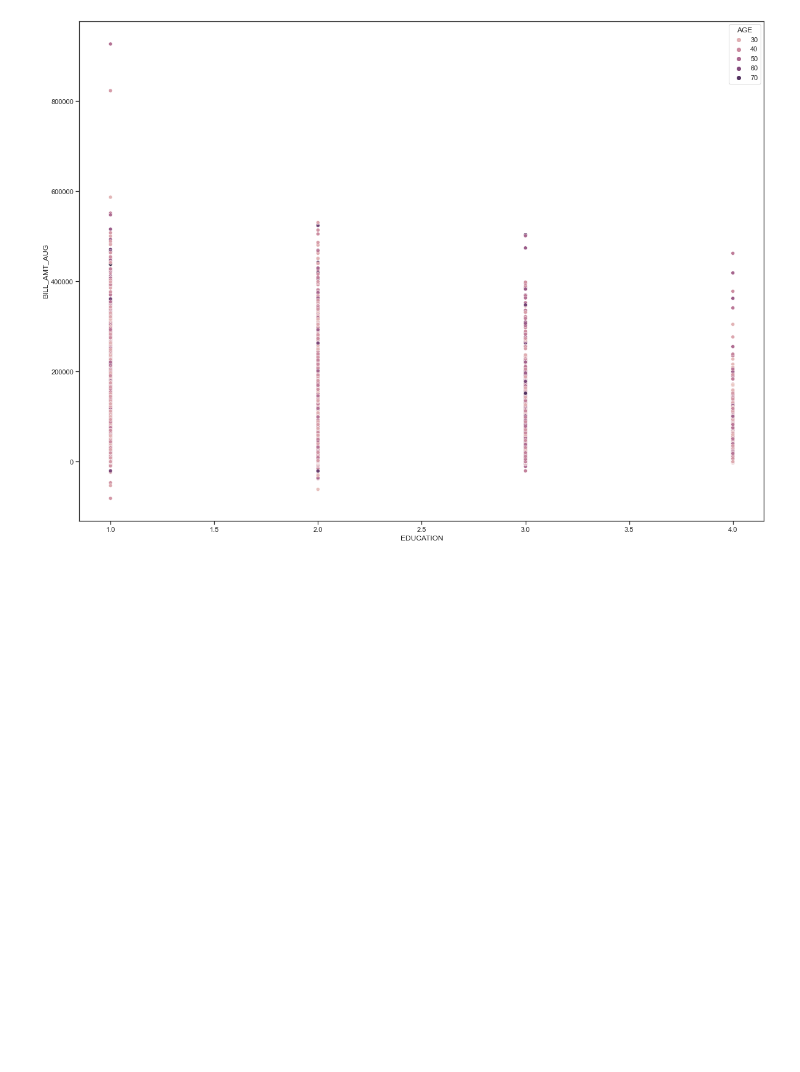
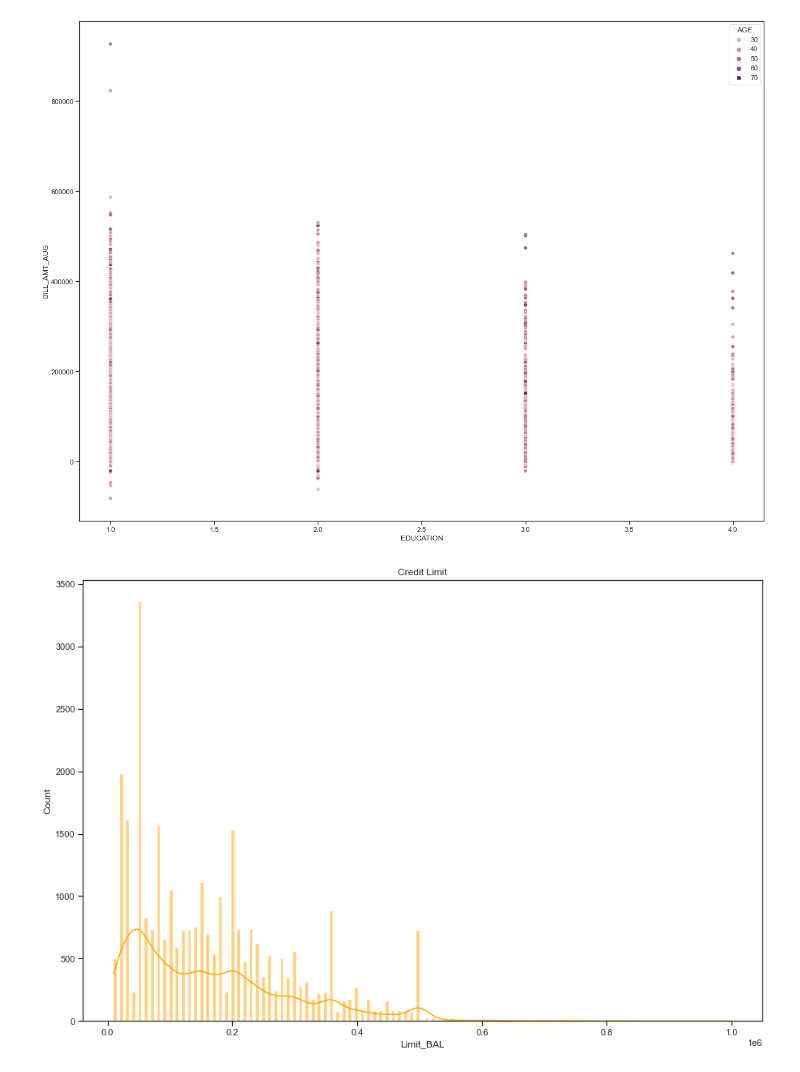
Before and after one commit to AmrDhaliwal/Analysis_of_Taiwan_Credit_Card_Data, a Jupyter notebook: analysis/EDA.ipynb, the cells around one changed output. Saved outputs shown, nothing was run; the diff lists cells and outputs as text; code cells hidden in the pictures; blank space fills up the shorter version.

Commit message:
Made more distribution plots in the EDA notebook and added several images to the image folder.

```diff
--- a/analysis/EDA.ipynb
+++ b/analysis/EDA.ipynb
@@ -183,3 +189,11 @@ sns.scatterplot(data=df1, x="EDUCATION", y="BILL_AMT_AUG", hue='AGE')
 # %% [output]
 <AxesSubplot:xlabel='EDUCATION', ylabel='BILL_AMT_AUG'>
 [figure]
+# %%
+# Histplot to show the credit card limits
+plt.figure(figsize = (15,10))
+plt.title('Credit Limit')
+sns.histplot(df['Limit_BAL'],kde=True,bins=200, color='orange')
+plt.show()
+# %% [output]
+[figure, added]
```
Also changed, not shown: parts of 15 cells of this notebook, 5 other files.
